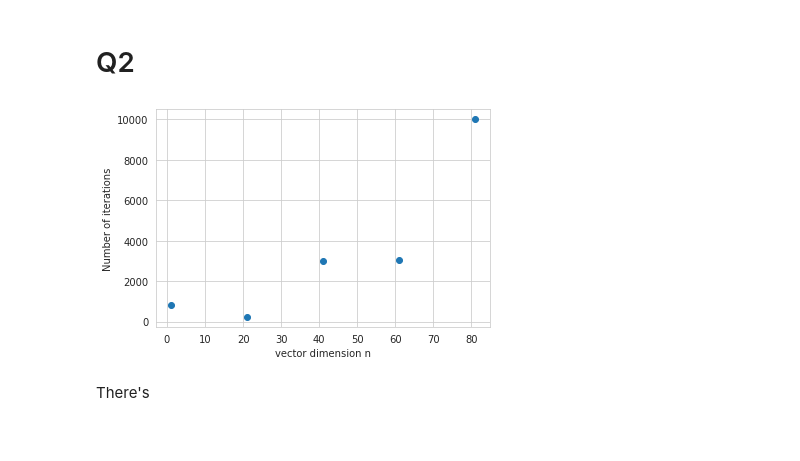
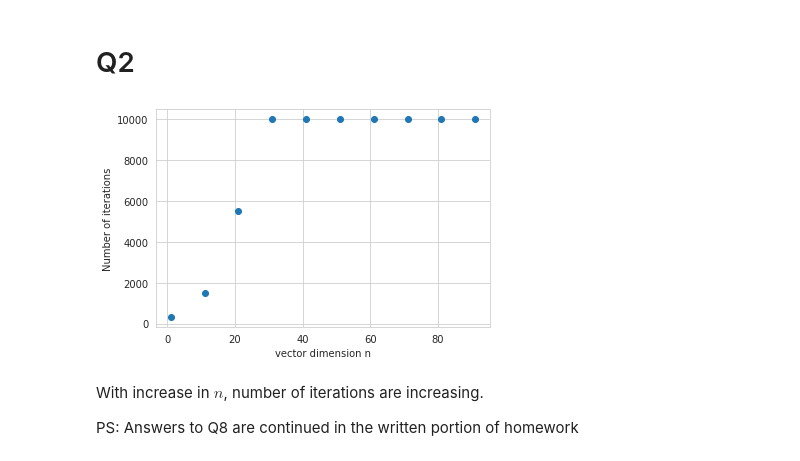
Before and after one commit to padubidri-pavan/ASA_Spring2021, a Jupyter notebook: ASA_HW4.ipynb, the cells around one changed output. Saved outputs shown, nothing was run; the diff lists cells and outputs as text; code cells hidden in the pictures.

Commit message:
Updated iterations

```diff
--- a/ASA_HW4.ipynb
+++ b/ASA_HW4.ipynb
@@ -177,10 +177,12 @@ for n in np.arange(1,100, 10):
             break
     iters.append(i)
 # %%
-plt.scatter(np.arange(1,100,20), iters);
+plt.scatter(np.arange(1,100,10), iters);
 plt.xlabel('vector dimension n')
 plt.ylabel('Number of iterations');
 # %% [output]
-[figure, old version]
+[figure, new version]
-# %% [markdown]
-There's
+# %% [markdown]
+With increase in $n$, number of iterations are increasing.
+
+PS: Answers to Q8 are continued in the written portion of homework
```
